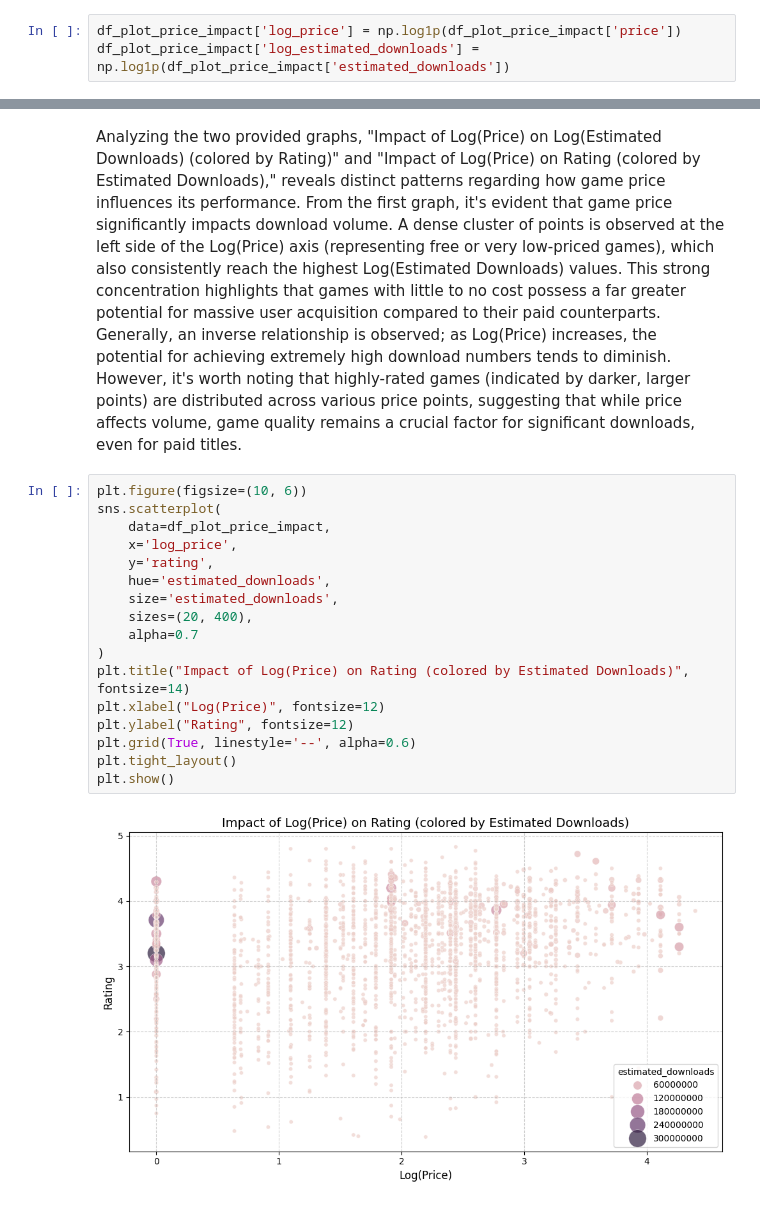
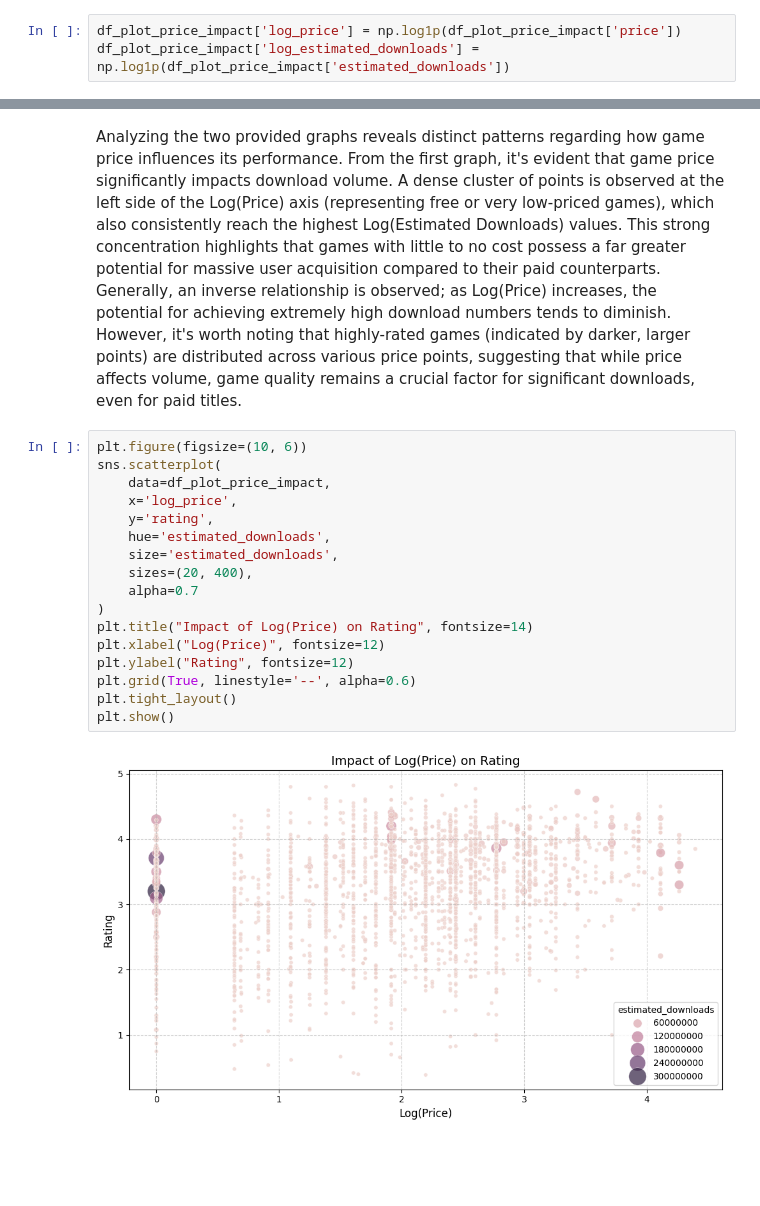
Before and after one commit to xyzaraa/steam-game-analysis, a Jupyter notebook: steam-game-analysis.ipynb, the cells around one changed output, grey strips where cells are left out. Cells and saved outputs as stored; diff of their text form; blank space fills up the shorter version.

```diff
--- a/steam-game-analysis.ipynb
+++ b/steam-game-analysis.ipynb
@@ -400,22 +400,22 @@ plt.show()
 # %% [markdown]
-Analyzing the two provided graphs, "Impact of Log(Price) on Log(Estimated Downloads) (colored by Rating)" and "Impact of Log(Price) on Rating (colored by Estimated Downloads)," reveals distinct patterns regarding how game price influences its performance. From the first graph, it's evident that game price significantly impacts download volume. A dense cluster of points is observed at the left side of the Log(Price) axis (representing free or very low-priced games), which also consistently reach the highest Log(Estimated Downloads) values. This strong concentration highlights that games with little to no cost possess a far greater potential for massive user acquisition compared to their paid counterparts. Generally, an inverse relationship is observed; as Log(Price) increases, the potential for achieving extremely high download numbers tends to diminish. However, it's worth noting that highly-rated games (indicated by darker, larger points) are distributed across various price points, suggesting that while price affects volume, game quality remains a crucial factor for significant downloads, even for paid titles.
+Analyzing the two provided graphs reveals distinct patterns regarding how game price influences its performance. From the first graph, it's evident that game price significantly impacts download volume. A dense cluster of points is observed at the left side of the Log(Price) axis (representing free or very low-priced games), which also consistently reach the highest Log(Estimated Downloads) values. This strong concentration highlights that games with little to no cost possess a far greater potential for massive user acquisition compared to their paid counterparts. Generally, an inverse relationship is observed; as Log(Price) increases, the potential for achieving extremely high download numbers tends to diminish. However, it's worth noting that highly-rated games (indicated by darker, larger points) are distributed across various price points, suggesting that while price affects volume, game quality remains a crucial factor for significant downloads, even for paid titles.
 # %%
 plt.figure(figsize=(10, 6))
 sns.scatterplot(
     data=df_plot_price_impact,
     x='log_price',
     y='rating',
     hue='estimated_downloads',
     size='estimated_downloads',
     sizes=(20, 400),
     alpha=0.7
 )
-plt.title("Impact of Log(Price) on Rating (colored by Estimated Downloads)", fontsize=14)
+plt.title("Impact of Log(Price) on Rating", fontsize=14)
 plt.xlabel("Log(Price)", fontsize=12)
 plt.ylabel("Rating", fontsize=12)
 plt.grid(True, linestyle='--', alpha=0.6)
 plt.tight_layout()
 plt.show()
 # %% [output]
-[figure, old version]
+[figure, new version]
 # %% [markdown]
```
Also changed, not shown: parts of 31 cells of this notebook.
